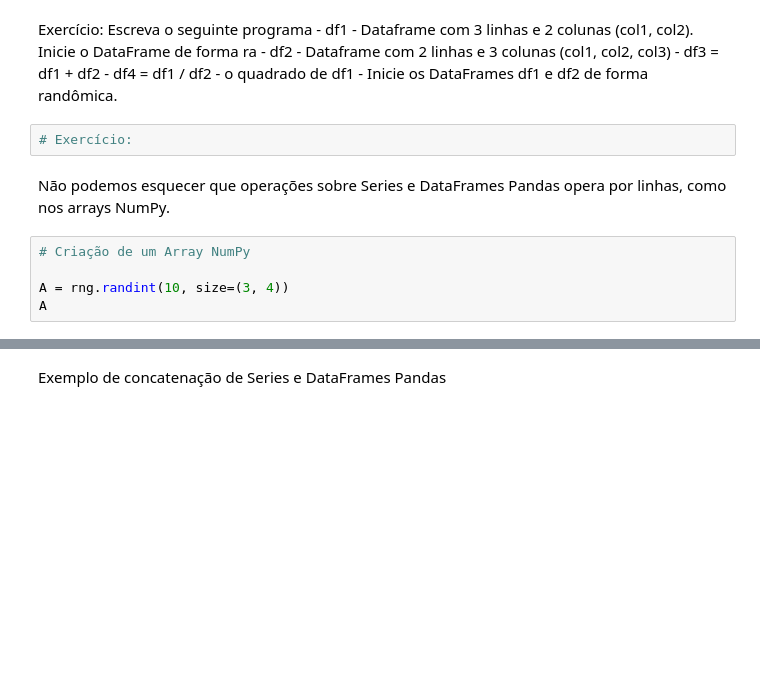
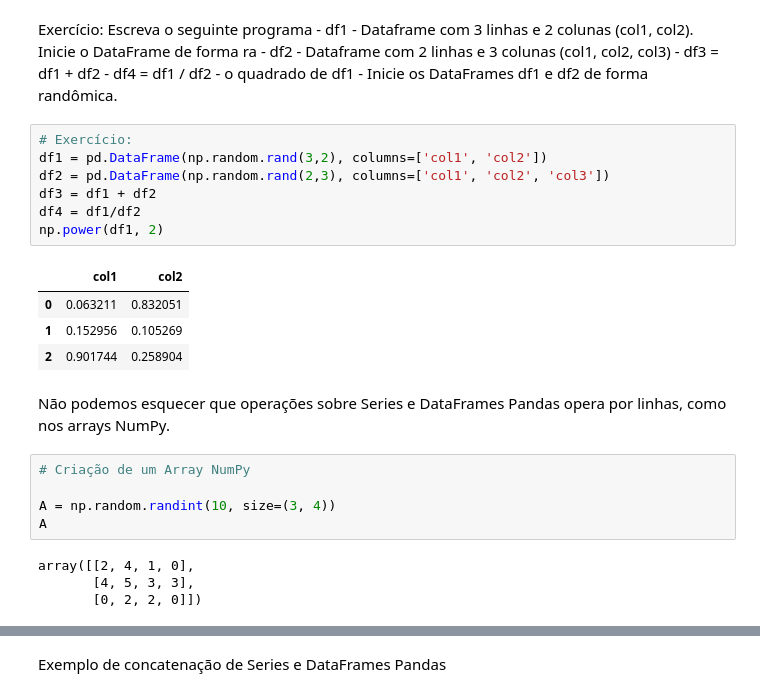
Before and after one commit to ecalasans/notebooksPython, a Jupyter notebook: Aula_4_-_Pacote_Pandas_Parte__I.ipynb, the cells around one changed output, grey strips where cells are left out. Drawn from its saved outputs; the diff is of its cells as text; blank space fills up the shorter version.

```diff
--- a/Aula_4_-_Pacote_Pandas_Parte__I.ipynb
+++ b/Aula_4_-_Pacote_Pandas_Parte__I.ipynb
@@ -656,15 +1034,29 @@ Exercício: Escreva o seguinte programa
     - df4 = df1 / df2
     - o quadrado de df1
     - Inicie os DataFrames df1 e df2 de forma randômica.
-# %%
-# Exercício:
+# %%
+# Exercício:
+df1 = pd.DataFrame(np.random.rand(3,2), columns=['col1', 'col2'])
+df2 = pd.DataFrame(np.random.rand(2,3), columns=['col1', 'col2', 'col3'])
+df3 = df1 + df2
+df4 = df1/df2
+np.power(df1, 2)
+# %% [output]
+|  | col1 | col2 |
+| 0 | 0.063211 | 0.832051 |
+| 1 | 0.152956 | 0.105269 |
+| 2 | 0.901744 | 0.258904 |
 # %% [markdown]
 Não podemos esquecer que operações sobre Series e DataFrames Pandas opera por linhas, como nos arrays NumPy.
 # %%
 # Criação de um Array NumPy
 
-A = rng.randint(10, size=(3, 4))
+A = np.random.randint(10, size=(3, 4))
 A
+# %% [output]
+array([[2, 4, 1, 0],
+       [4, 5, 3, 3],
+       [0, 2, 2, 0]])
 # %%
 # Operação por linha entre arrays NumPy
 A - A[0]
```
Also changed, not shown: parts of 85 cells of this notebook, 1 other file.
